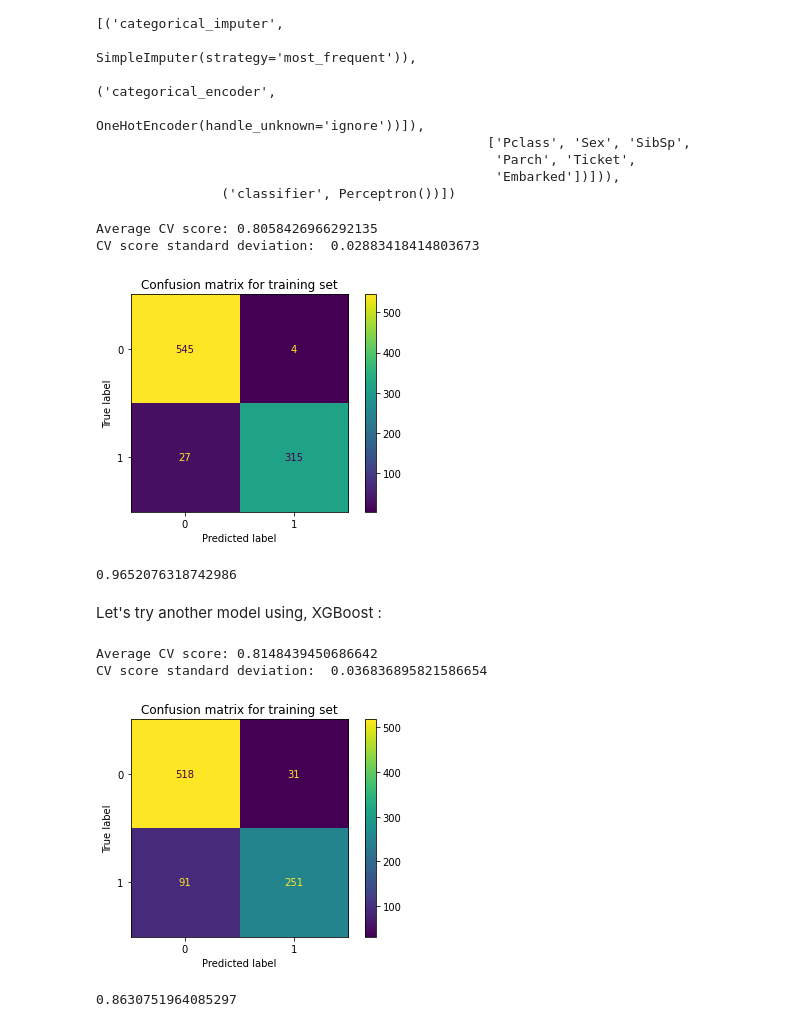
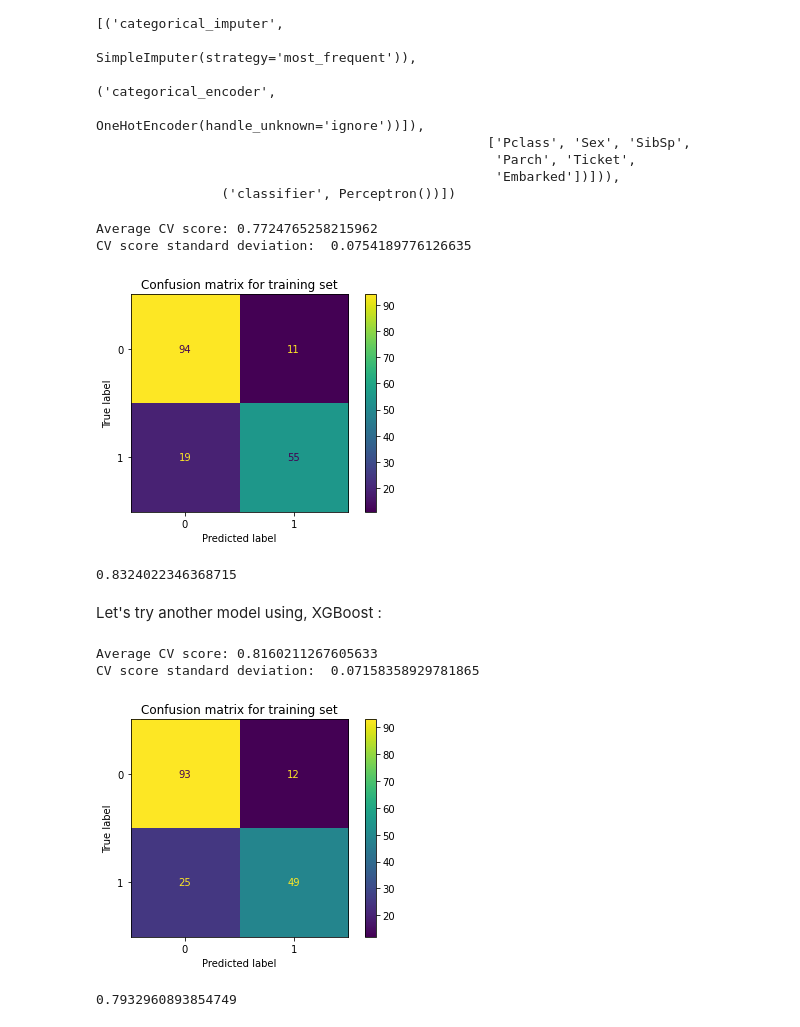
Before and after one commit to pmassouf/Titanic-Competition, a Jupyter notebook: titanic-competition.ipynb, the cells around one changed output. Cells and saved outputs as stored; diff of their text form; code cells hidden in the pictures.

```diff
--- a/titanic-competition.ipynb
+++ b/titanic-competition.ipynb
@@ -183,6 +183,8 @@ X_train.head()
 | 2 | 26.0 | 7.9250 | 3 | female | 0 | 0 | STON/O2. 3101282 | S |
 | 3 | 35.0 | 53.1000 | 1 | female | 1 | 0 | 113803 | S |
 | 4 | 35.0 | 8.0500 | 3 | male | 0 | 0 | 373450 | S |
+# %%
+X_t, X_val, y_t, y_val = train_test_split(X_train, y_train, test_size=0.2, random_state=42)
 # %% [markdown]
 Our baseline will be the score of a Perceptron algorithm
 # %%
@@ -216,26 +218,26 @@ Pipeline(steps=[('preprocessor',
                                                    'Embarked'])])),
                 ('classifier', Perceptron())])
 # %%
-scores = cross_val_score(model, X_train, y_train, scoring="accuracy", cv=10)
+scores = cross_val_score(model, X_t, y_t, scoring="accuracy", cv=10)
 print("Average CV score:", scores.mean())
 print("CV score standard deviation: ", scores.std())
 # %% [output]
-Average CV score: 0.8058426966292135
-CV score standard deviation:  0.02883418414803673
+Average CV score: 0.7724765258215962
+CV score standard deviation:  0.0754189776126635
 # %%
-model.fit(X_train, y_train)
-Y_train_pred = model.predict(X_train)
+model.fit(X_t, y_t)
+Y_val_pred = model.predict(X_val)
 
 from sklearn.metrics import ConfusionMatrixDisplay
 
-ConfusionMatrixDisplay.from_predictions(y_train, Y_train_pred)
+ConfusionMatrixDisplay.from_predictions(y_val, Y_val_pred)
 plt.title("Confusion matrix for training set")
 plt.show()
 
-print(accuracy_score(y_train, Y_train_pred))
+print(accuracy_score(y_val, Y_val_pred))
 # %% [output]
-[figure, old version]
+[figure, new version]
-0.9652076318742986
+0.8324022346368715
 # %% [markdown]
 Let's try another model using, XGBoost :
 # %%
@@ -248,25 +250,26 @@ model = pipeline(numerical_imputer = numerical_imputer
                  , categorical_features = categorical_features
                  , estimator = estimator)
 # %%
-scores = cross_val_score(model, X_train, y_train, scoring="accuracy", cv=10)
+scores = cross_val_score(model, X_t, y_t, scoring="accuracy", cv=10)
 print("Average CV score:", scores.mean())
 print("CV score standard deviation: ", scores.std())
 # %% [output]
-Average CV score: 0.8148439450686642
-CV score standard deviation:  0.036836895821586654
+Average CV score: 0.8160211267605633
+CV score standard deviation:  0.07158358929781865
 # %%
-model.fit(X_train, y_train)
-Y_train_pred = model.predict(X_train)
+model.fit(X_t, y_t)
+Y_val_pred = model.predict(X_val)
 
 from sklearn.metrics import ConfusionMatrixDisplay
 
-ConfusionMatrixDisplay.from_predictions(y_train, Y_train_pred)
+ConfusionMatrixDisplay.from_predictions(y_val, Y_val_pred)
 plt.title("Confusion matrix for training set")
 plt.show()
-print(accuracy_score(y_train, Y_train_pred))
+
+print(accuracy_score(y_val, Y_val_pred))
 # %% [output]
-[figure, old version]
+[figure, new version]
-0.8630751964085297
+0.7932960893854749
 # %%
 make_submission()
 # %% [output]
```
Also changed, not shown: parts of 4 cells of this notebook.
